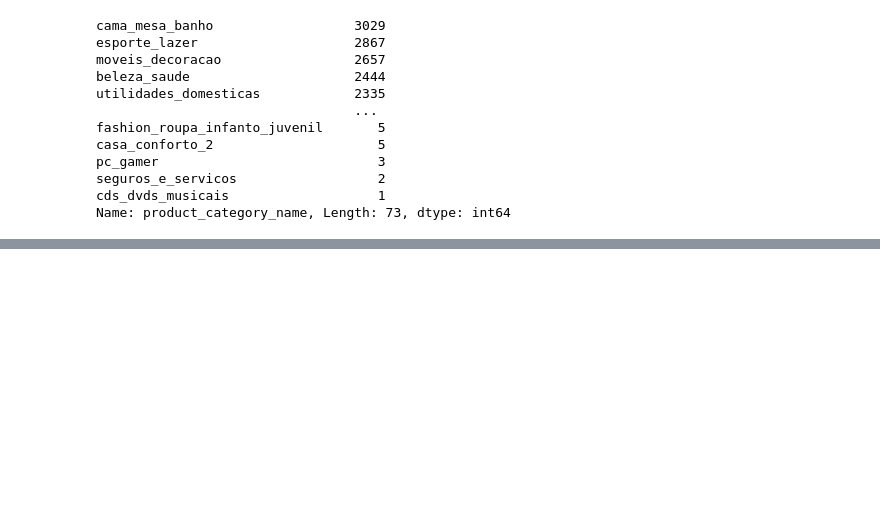
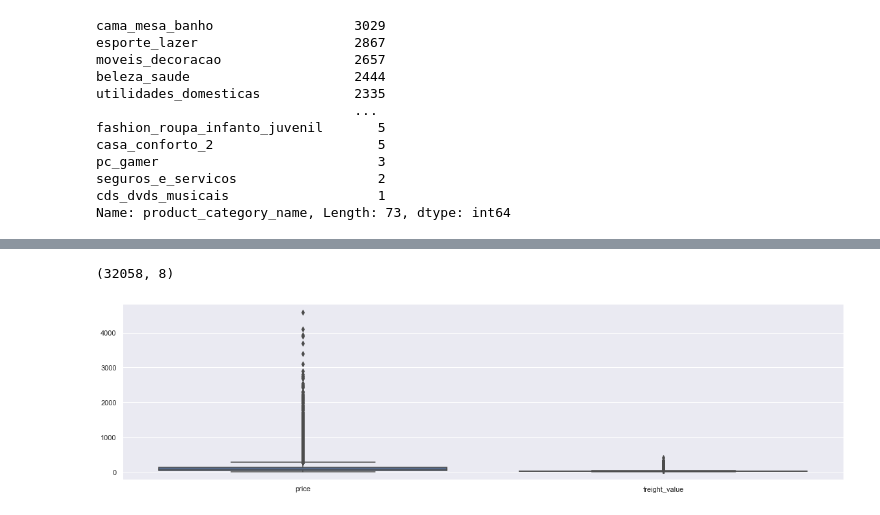
Before and after one commit to Nicolas-Malgat/E2_prediction_temps_livraison, a Jupyter notebook: work/1_data_exploration.ipynb, the cells around one changed output, grey strips where cells are left out. Cells and saved outputs as stored; diff of their text form; code cells hidden in the pictures; blank space fills up the shorter version.

```diff
--- a/work/1_data_exploration.ipynb
+++ b/work/1_data_exploration.ipynb
@@ -217,0 +422,6 @@ Name: product_category_name, Length: 73, dtype: int64
+# %%
+ax = sns.boxplot(data=order_items[['price', 'freight_value']])
+order_items.shape
+# %% [output]
+(32058, 8)
+[figure, added]
```
Also changed, not shown: parts of 30 cells of this notebook, 2 other files.
